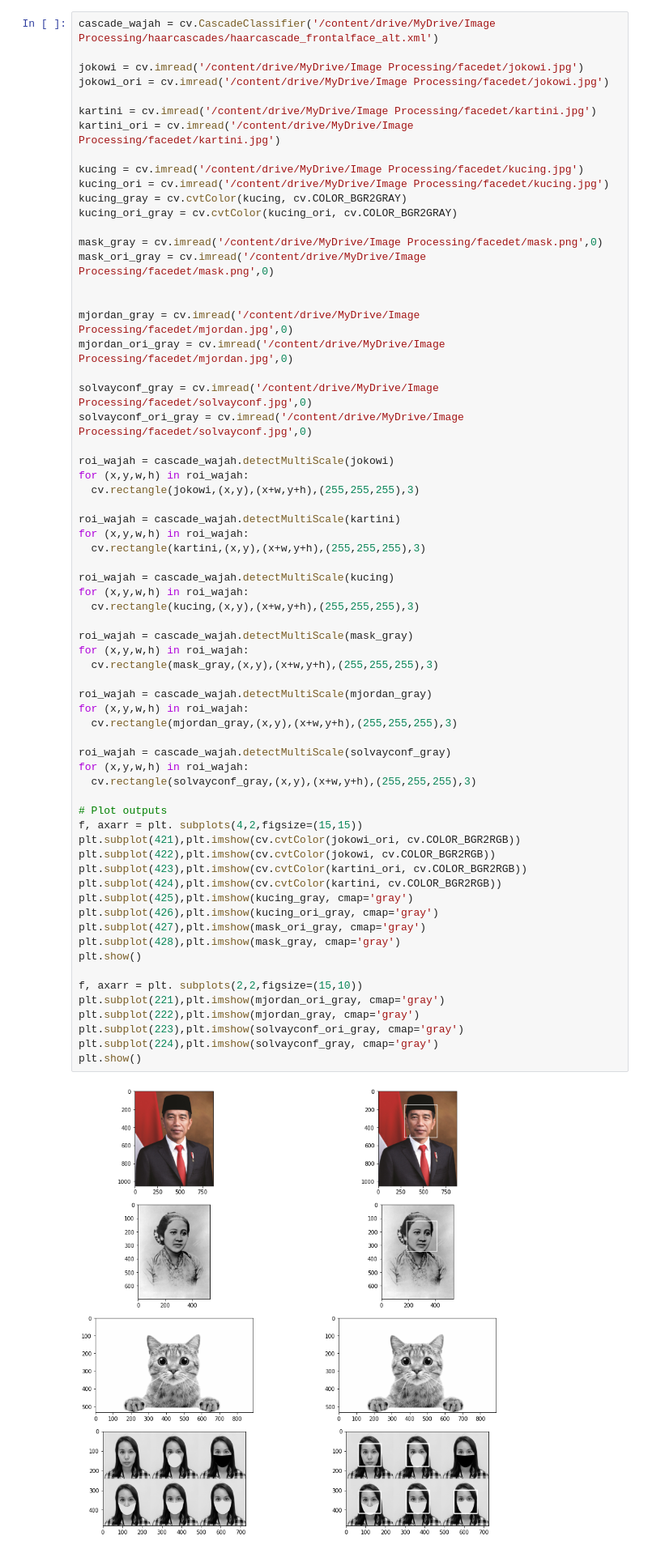
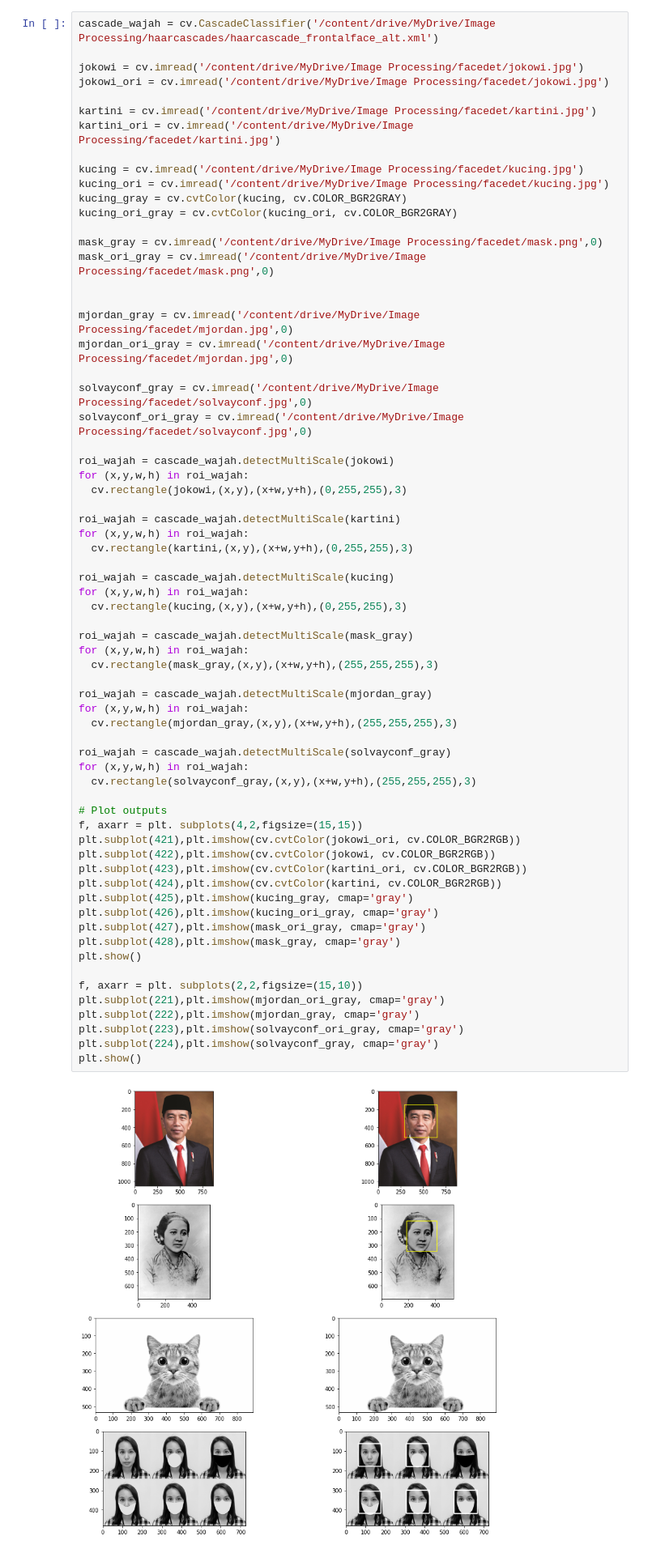
Before and after one commit to hunaynr/PCVK_Genap_2021, a Jupyter notebook: Week12.ipynb, the cells around one changed output. Shown at 81% size. Drawn from its saved outputs; the diff is of its cells as text.

```diff
--- a/Week12.ipynb
+++ b/Week12.ipynb
@@ -47,48 +47,48 @@ solvayconf_ori_gray = cv.imread('/content/drive/MyDrive/Image Processing/facedet
 
 roi_wajah = cascade_wajah.detectMultiScale(jokowi)
 for (x,y,w,h) in roi_wajah:
-  cv.rectangle(jokowi,(x,y),(x+w,y+h),(255,255,255),3)
+  cv.rectangle(jokowi,(x,y),(x+w,y+h),(0,255,255),3)
 
 roi_wajah = cascade_wajah.detectMultiScale(kartini)
 for (x,y,w,h) in roi_wajah:
-  cv.rectangle(kartini,(x,y),(x+w,y+h),(255,255,255),3)
+  cv.rectangle(kartini,(x,y),(x+w,y+h),(0,255,255),3)
 
 roi_wajah = cascade_wajah.detectMultiScale(kucing)
 for (x,y,w,h) in roi_wajah:
-  cv.rectangle(kucing,(x,y),(x+w,y+h),(255,255,255),3)
+  cv.rectangle(kucing,(x,y),(x+w,y+h),(0,255,255),3)
 
 roi_wajah = cascade_wajah.detectMultiScale(mask_gray)
 for (x,y,w,h) in roi_wajah:
   cv.rectangle(mask_gray,(x,y),(x+w,y+h),(255,255,255),3)
 
 roi_wajah = cascade_wajah.detectMultiScale(mjordan_gray)
 for (x,y,w,h) in roi_wajah:
   cv.rectangle(mjordan_gray,(x,y),(x+w,y+h),(255,255,255),3)
 
 roi_wajah = cascade_wajah.detectMultiScale(solvayconf_gray)
 for (x,y,w,h) in roi_wajah:
   cv.rectangle(solvayconf_gray,(x,y),(x+w,y+h),(255,255,255),3)
 
 # Plot outputs
 f, axarr = plt. subplots(4,2,figsize=(15,15))
 plt.subplot(421),plt.imshow(cv.cvtColor(jokowi_ori, cv.COLOR_BGR2RGB))
 plt.subplot(422),plt.imshow(cv.cvtColor(jokowi, cv.COLOR_BGR2RGB))
 plt.subplot(423),plt.imshow(cv.cvtColor(kartini_ori, cv.COLOR_BGR2RGB))
 plt.subplot(424),plt.imshow(cv.cvtColor(kartini, cv.COLOR_BGR2RGB))
 plt.subplot(425),plt.imshow(kucing_gray, cmap='gray')
 plt.subplot(426),plt.imshow(kucing_ori_gray, cmap='gray')
 plt.subplot(427),plt.imshow(mask_ori_gray, cmap='gray')
 plt.subplot(428),plt.imshow(mask_gray, cmap='gray')
 plt.show()
 
 f, axarr = plt. subplots(2,2,figsize=(15,10))
 plt.subplot(221),plt.imshow(mjordan_ori_gray, cmap='gray')
 plt.subplot(222),plt.imshow(mjordan_gray, cmap='gray')
 plt.subplot(223),plt.imshow(solvayconf_ori_gray, cmap='gray')
 plt.subplot(224),plt.imshow(solvayconf_gray, cmap='gray')
 plt.show()
 # %% [output]
-[figure, old version]
+[figure, new version]
 [figure]
 # %% [markdown]
 Pada Soal No.2. wajah kucing tidak bisa dideteksi dengan baik. Lakukan deteksi wajah kucing hingga muncul rectangle pada bagian wajahnya. Petunjuk pada soal ini, perhatikan pretrained features yang telah disediakan OpenCV. Gunakan xml yang ada jika memang telah disediakan. Jika belum ada, coba cari dengan searching melalui search engines.
```
